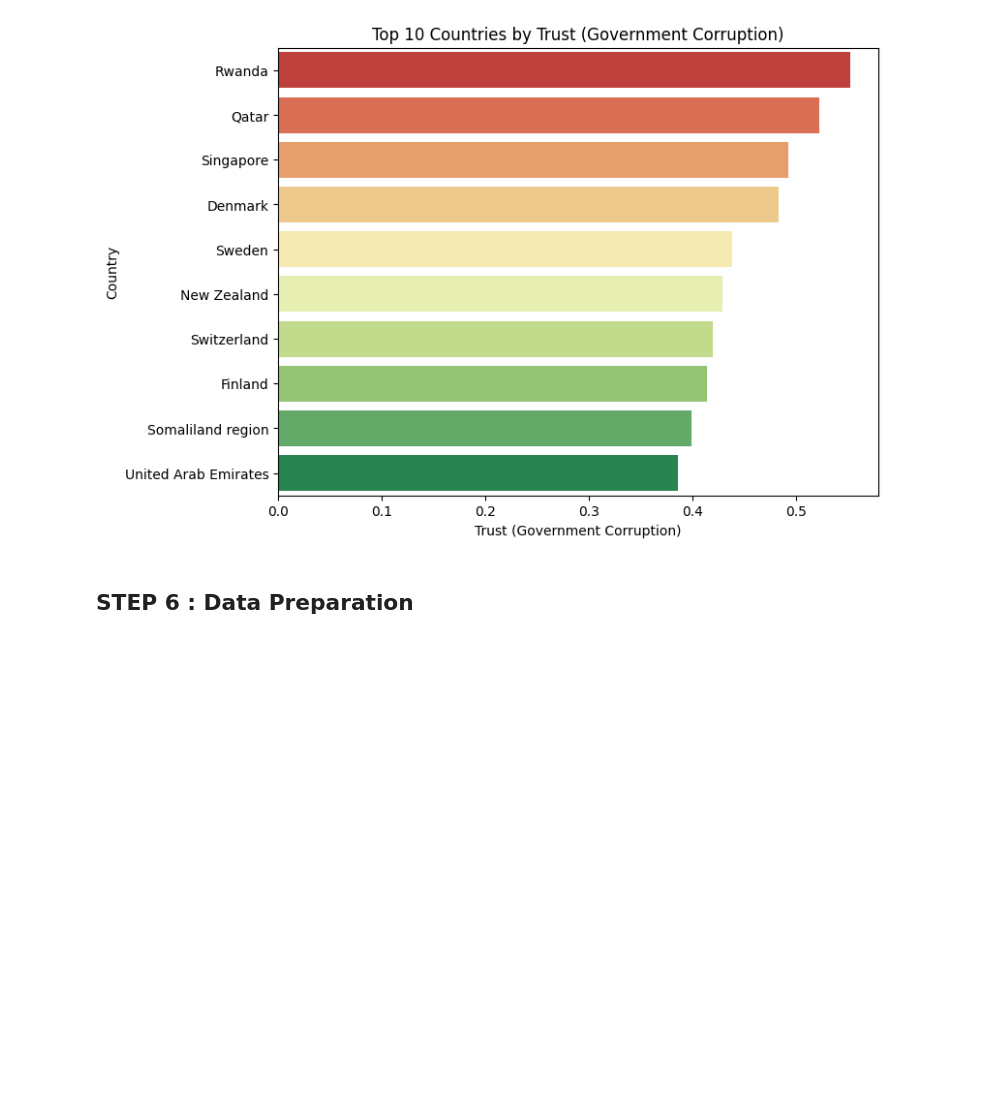
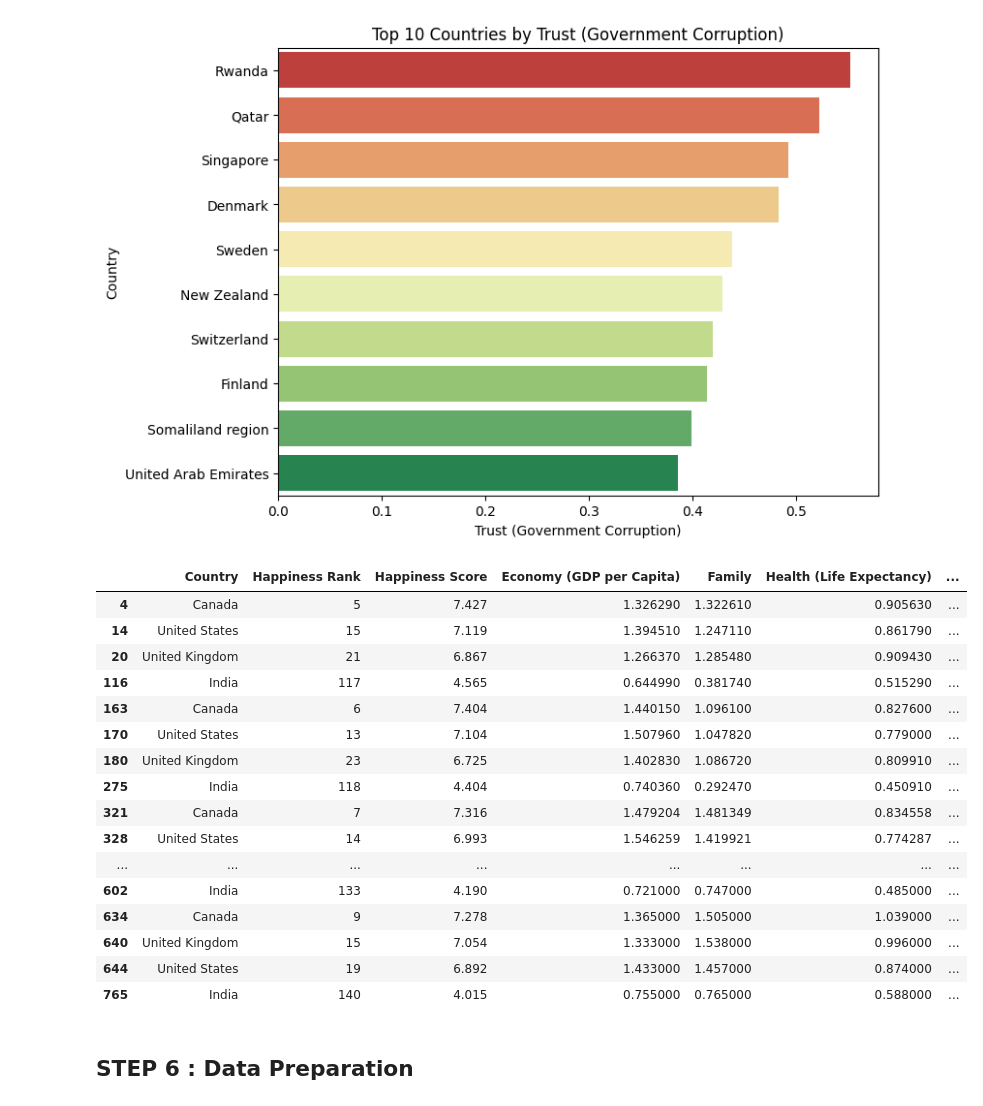
Before and after one commit to SurekhaBerlin/WorldHappinessReport, a Jupyter notebook: world_happiness_report.ipynb, the cells around one changed output. Cells and saved outputs as stored; diff of their text form; code cells hidden in the pictures; blank space fills up the shorter version.

```diff
--- a/world_happiness_report.ipynb
+++ b/world_happiness_report.ipynb
@@ -555,6 +555,27 @@ plt.title('Top 10 Countries by Trust (Government Corruption)')
 plt.show()
 # %% [output]
 [figure]
+# %%
+d= df[(df['Country'].isin(['India','Canada','United Kingdom', 'United States']))]
+d
+# %% [output]
+|  | Country | Happiness Rank | Happiness Score | Economy (GDP per Capita) | Family | Health (Life Expectancy) | ... |
+| 4 | Canada | 5 | 7.427 | 1.326290 | 1.322610 | 0.905630 | ... |
+| 14 | United States | 15 | 7.119 | 1.394510 | 1.247110 | 0.861790 | ... |
+| 20 | United Kingdom | 21 | 6.867 | 1.266370 | 1.285480 | 0.909430 | ... |
+| 116 | India | 117 | 4.565 | 0.644990 | 0.381740 | 0.515290 | ... |
+| 163 | Canada | 6 | 7.404 | 1.440150 | 1.096100 | 0.827600 | ... |
+| 170 | United States | 13 | 7.104 | 1.507960 | 1.047820 | 0.779000 | ... |
+| 180 | United Kingdom | 23 | 6.725 | 1.402830 | 1.086720 | 0.809910 | ... |
+| 275 | India | 118 | 4.404 | 0.740360 | 0.292470 | 0.450910 | ... |
+| 321 | Canada | 7 | 7.316 | 1.479204 | 1.481349 | 0.834558 | ... |
+| 328 | United States | 14 | 6.993 | 1.546259 | 1.419921 | 0.774287 | ... |
+| ... | ... | ... | ... | ... | ... | ... | ... |
+| 602 | India | 133 | 4.190 | 0.721000 | 0.747000 | 0.485000 | ... |
+| 634 | Canada | 9 | 7.278 | 1.365000 | 1.505000 | 1.039000 | ... |
+| 640 | United Kingdom | 15 | 7.054 | 1.333000 | 1.538000 | 0.996000 | ... |
+| 644 | United States | 19 | 6.892 | 1.433000 | 1.457000 | 0.874000 | ... |
+| 765 | India | 140 | 4.015 | 0.755000 | 0.765000 | 0.588000 | ... |
 # %% [markdown]
 ## STEP 6 : Data Preparation
 # %%
```
